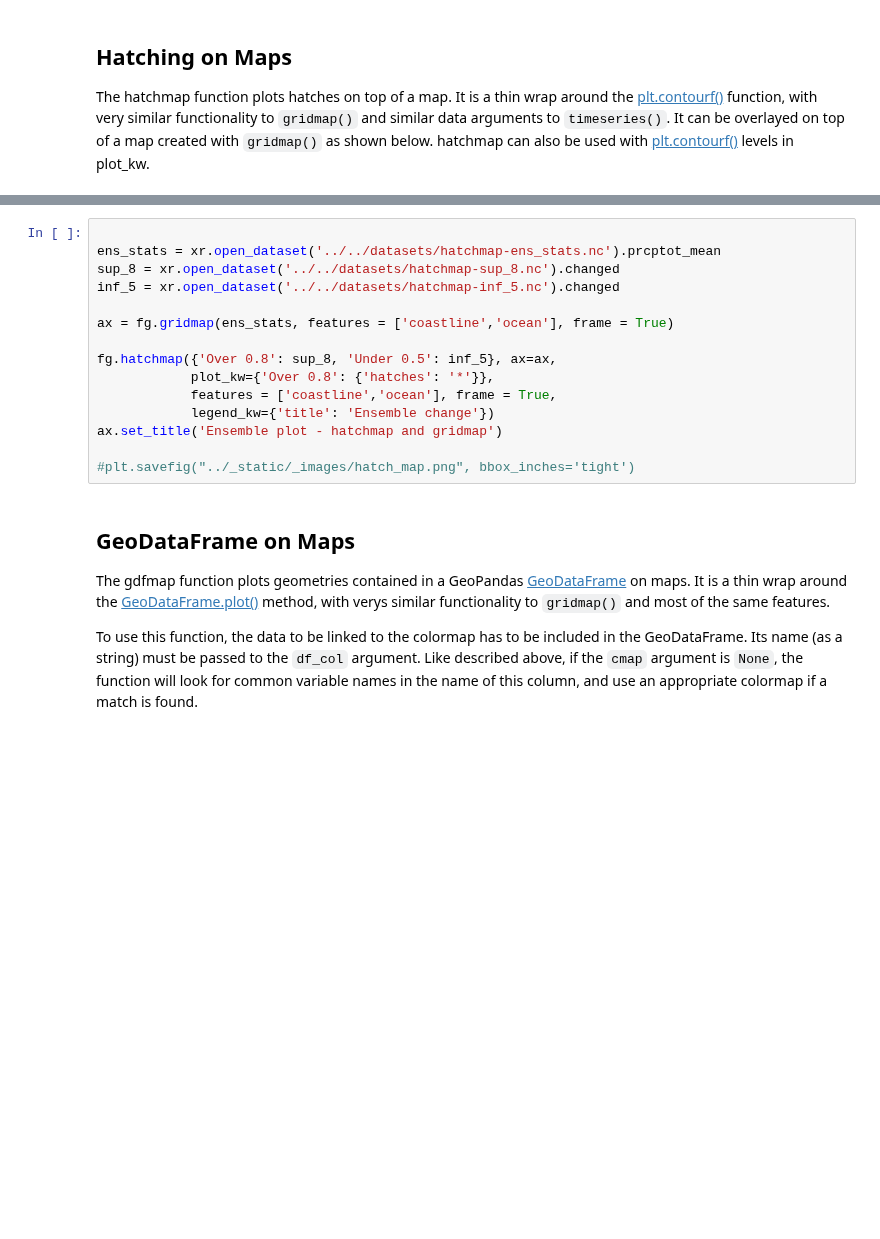
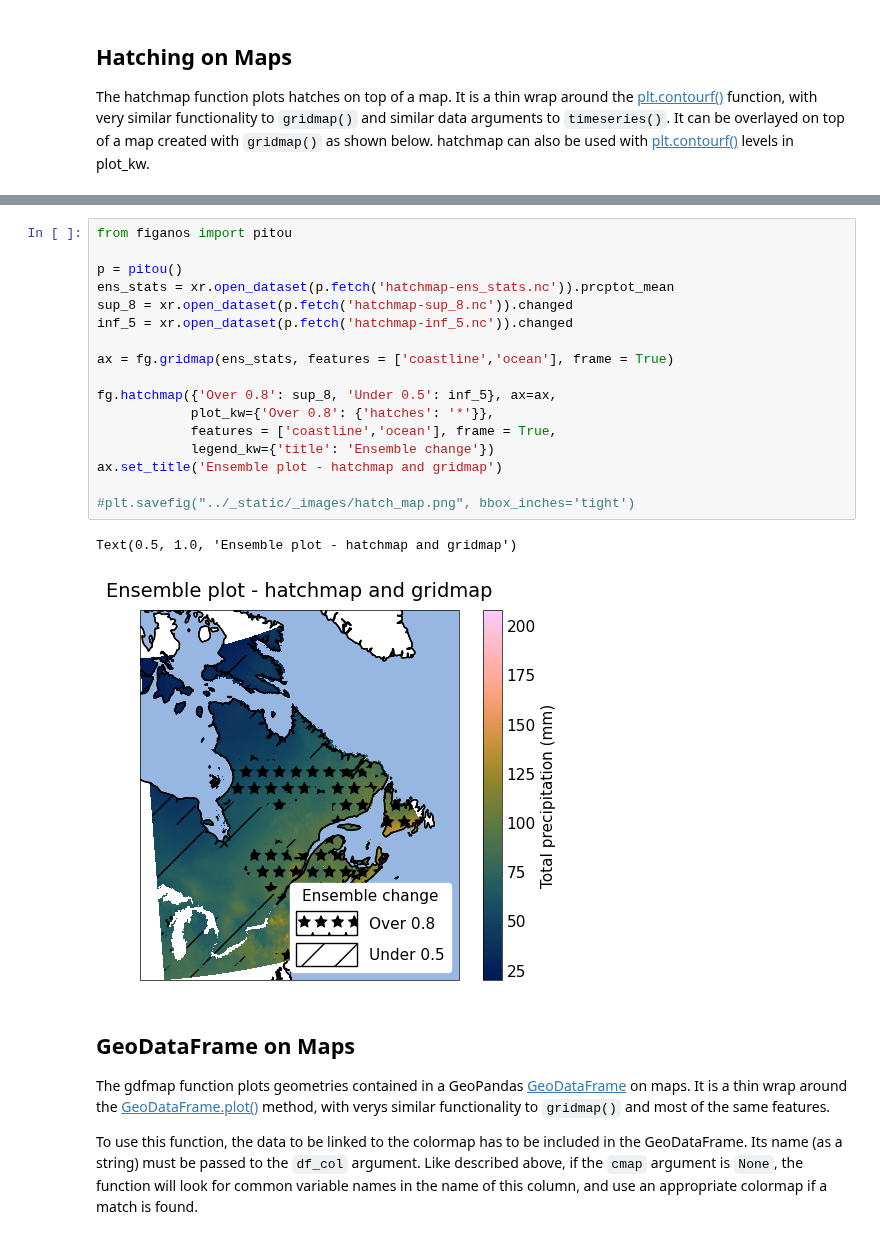
Before and after one commit to Ouranosinc/figanos, a Jupyter notebook: docs/notebooks/figanos_maps.ipynb, the cells around one changed output, grey strips where cells are left out. Saved outputs shown, nothing was run; the diff lists cells and outputs as text; blank space fills up the shorter version.

Commit message:
add very simple testdata fetching mechanism

```diff
--- a/docs/notebooks/figanos_maps.ipynb
+++ b/docs/notebooks/figanos_maps.ipynb
@@ -230,18 +230,23 @@ The hatchmap function plots hatches on top of a map. It is a thin wrap around th
 # %%
+from figanos import pitou
 
-ens_stats = xr.open_dataset('../../datasets/hatchmap-ens_stats.nc').prcptot_mean
-sup_8 = xr.open_dataset('../../datasets/hatchmap-sup_8.nc').changed
-inf_5 = xr.open_dataset('../../datasets/hatchmap-inf_5.nc').changed
+p = pitou()
+ens_stats = xr.open_dataset(p.fetch('hatchmap-ens_stats.nc')).prcptot_mean
+sup_8 = xr.open_dataset(p.fetch('hatchmap-sup_8.nc')).changed
+inf_5 = xr.open_dataset(p.fetch('hatchmap-inf_5.nc')).changed
 
 ax = fg.gridmap(ens_stats, features = ['coastline','ocean'], frame = True)
 
 fg.hatchmap({'Over 0.8': sup_8, 'Under 0.5': inf_5}, ax=ax,
             plot_kw={'Over 0.8': {'hatches': '*'}},
             features = ['coastline','ocean'], frame = True,
             legend_kw={'title': 'Ensemble change'})
 ax.set_title('Ensemble plot - hatchmap and gridmap')
 
 #plt.savefig("../_static/_images/hatch_map.png", bbox_inches='tight')
+# %% [output]
+Text(0.5, 1.0, 'Ensemble plot - hatchmap and gridmap')
+[figure, added]
 # %% [markdown]
 ## GeoDataFrame on Maps
 
```
Also changed, not shown: parts of 1 cell of this notebook, 17 other files.
